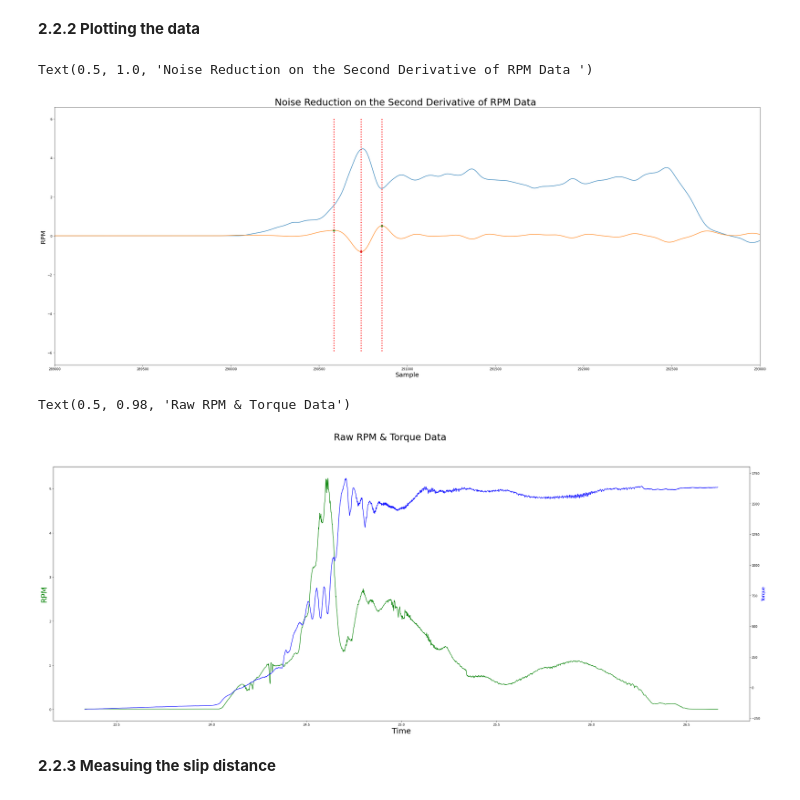
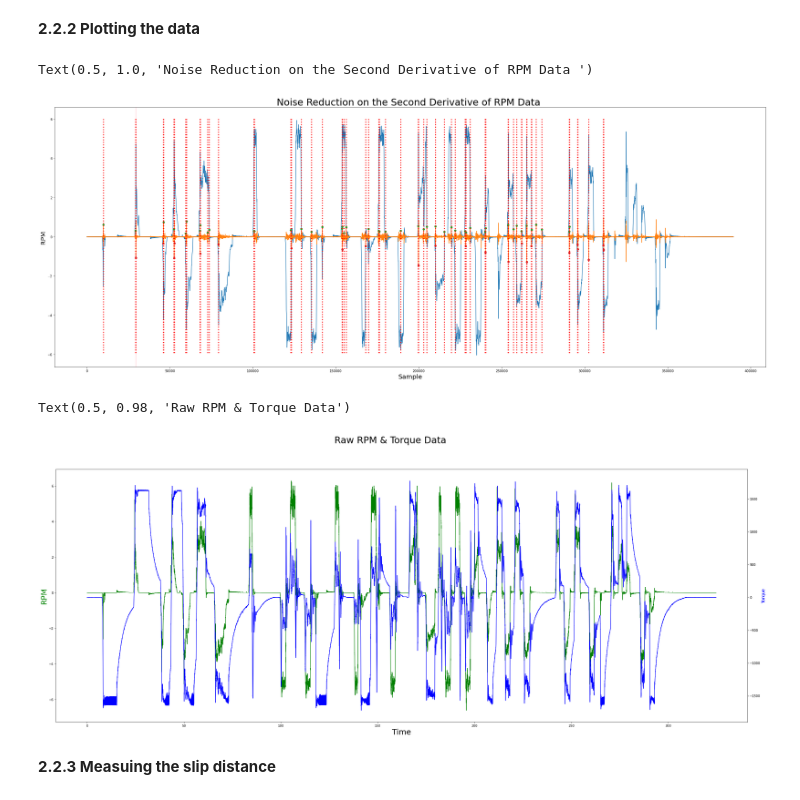
Before and after one commit to Ayushman-Choudhuri/RWTH_Hackmining_Hackathon, a Jupyter notebook: TrackDriveConditionMonitoringofMiningExcavators.ipynb, the cells around one changed output. Drawn from its saved outputs; the diff is of its cells as text; code cells hidden in the pictures.

```diff
--- a/TrackDriveConditionMonitoringofMiningExcavators.ipynb
+++ b/TrackDriveConditionMonitoringofMiningExcavators.ipynb
@@ -156,39 +156,39 @@ plt.ylabel("RPM",fontsize=20)
 #plt.xlim(122000, 126000) #fifth section sample
 #plt.xlim(153000,157000) #sixth section eg
 #plt.xlim(198000,202000) #sventh section eg
-plt.xlim(289000,293000)
+#plt.xlim(289000,293000)
 #plt.xlim(190000,250000)
 
 plt.title("Noise Reduction on the Second Derivative of RPM Data ", fontsize=30)
 #plt.legend()
 # %% [output]
 Text(0.5, 1.0, 'Noise Reduction on the Second Derivative of RPM Data ')
-[figure, old version]
+[figure, new version]
 # %%
 #plot to match raw data plot (issue due to ylim)
-x1 = x[28000:32000]
-y1_rpm = y[28000:32000]
-y1_torque = z[28000:32000]
+x1 = x
+y1_rpm = y
+y1_torque = z
 
 # create figure and axis objects with subplots()
 fig,ax = plt.subplots(figsize=(40, 15))
 # make a plot
 ax.plot(x1,y1_rpm,color="green")
 # set x-axis label
 ax.set_xlabel("Time", fontsize = 25)
 # set y-axis label
 ax.set_ylabel("RPM",color="green",fontsize=25)
 
 # twin object for two different y-axis on the sample plot
 ax2=ax.twinx()
 # make a plot with different y-axis using second axis object
 ax2.plot(x1, y1_torque ,color="blue")
 ax2.set_ylabel("Torque",color="blue",fontsize=14)
 
 fig.suptitle('Raw RPM & Torque Data', fontsize=30)
 # %% [output]
 Text(0.5, 0.98, 'Raw RPM & Torque Data')
-[figure, old version]
+[figure, new version]
 # %% [markdown]
 **2.2.3 Measuing the slip distance**
 # %%
```
Also changed, not shown: parts of 2 cells of this notebook.
